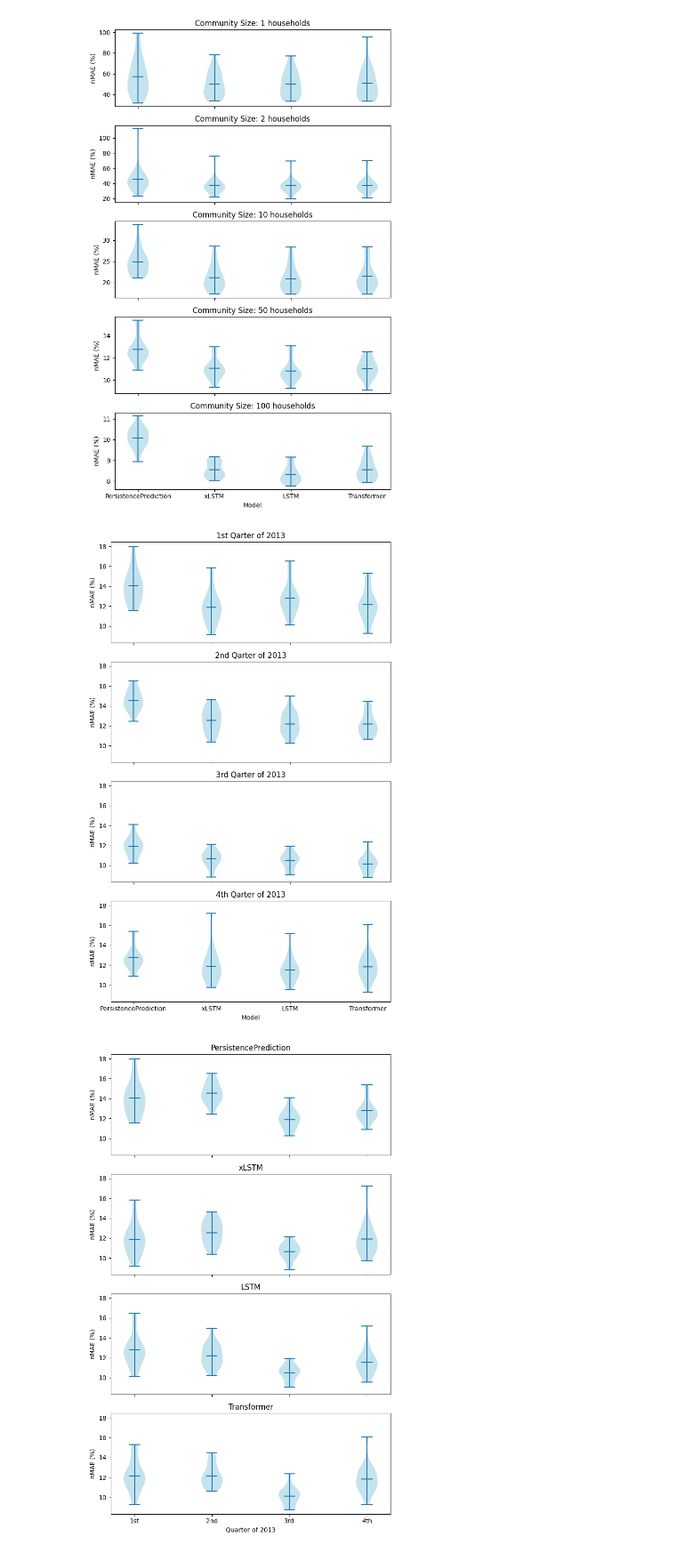
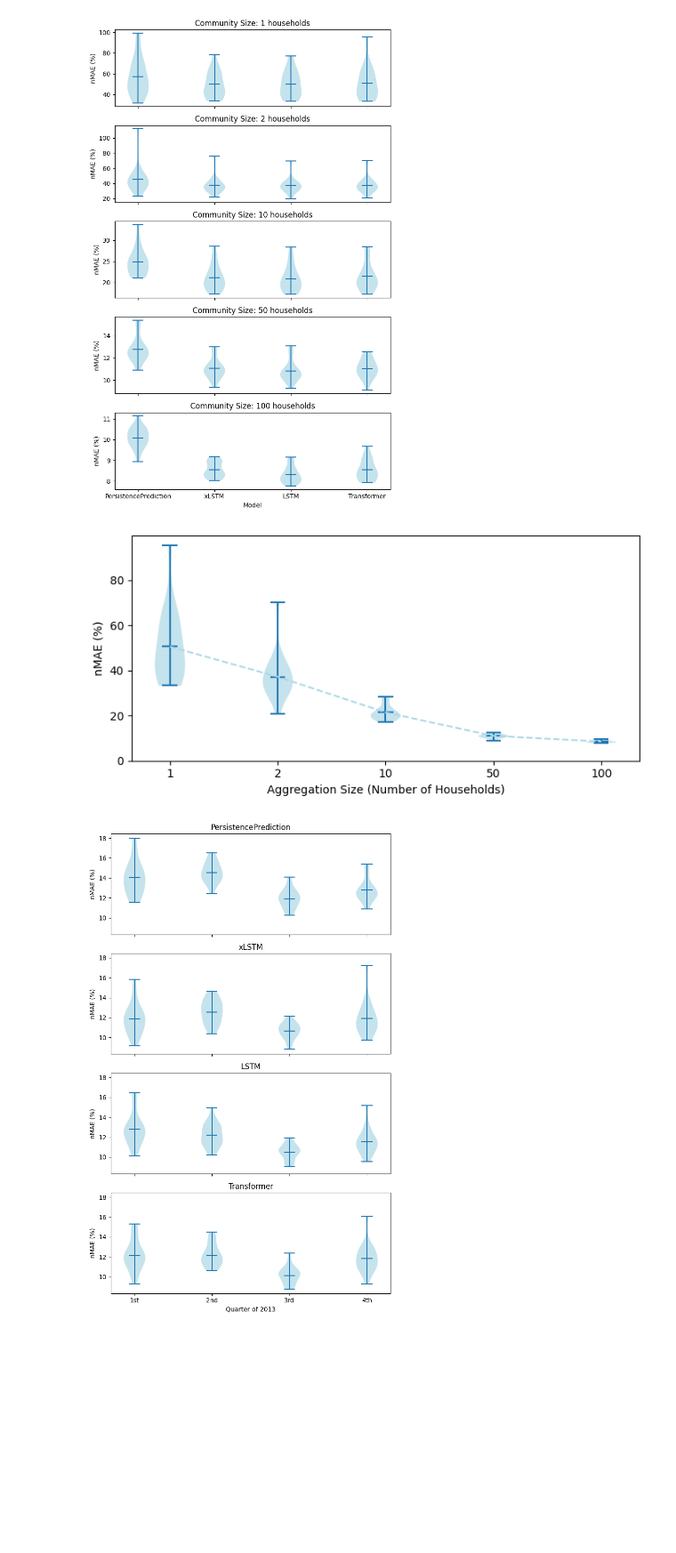
Before and after one commit to erc-fhv/loadforecasting, a Jupyter notebook: scripts/Paper_Illustration.ipynb, the cells around one changed output. Shown at 89% size. Drawn from its saved outputs; the diff is of its cells as text; code cells hidden in the pictures; blank space fills up the shorter version.

```diff
--- a/scripts/Paper_Illustration.ipynb
+++ b/scripts/Paper_Illustration.ipynb
@@ -836,76 +586,72 @@ importlib.reload(ModelTrainer)
 result_dict = utils.Evaluate_Models.print_results('scripts/outputs/all_train_histories.pkl',
                                     print_style = 'pandas_df')
 
-# Define, which configurations to print
-#
 configs = [
+    Config_of_one_run(ModelSize._5k, DoPretraining.YES, DoTransferLearning.YES, Aggregation_Count._1_HOUSEHOLD, NrOfComunities._20,
+            TrainingHistory._12_MONTH, TestSize._3_MONTH, TrainingFuture._0_MONTH, DevSize._2_MONTH, UsedModels.ALL, Epochs.DEFAULT),
+    Config_of_one_run(ModelSize._5k, DoPretraining.YES, DoTransferLearning.YES, Aggregation_Count._2_HOUSEHOLDS, NrOfComunities._20,
+            TrainingHistory._12_MONTH, TestSize._3_MONTH, TrainingFuture._0_MONTH, DevSize._2_MONTH, UsedModels.ALL, Epochs.DEFAULT),
+    Config_of_one_run(ModelSize._5k, DoPretraining.YES, DoTransferLearning.YES, Aggregation_Count._10_HOUSEHOLDS, NrOfComunities._20,
+            TrainingHistory._12_MONTH, TestSize._3_MONTH, TrainingFuture._0_MONTH, DevSize._2_MONTH, UsedModels.ALL, Epochs.DEFAULT),
     Config_of_one_run(ModelSize._5k, DoPretraining.YES, DoTransferLearning.YES, Aggregation_Count._50_HOUSEHOLDS, NrOfComunities._20,
-            TrainingHistory._0_MONTH, TestSize._3_MONTH, TrainingFuture._9_MONTH, DevSize._2_MONTH, UsedModels.ALL, Epochs.DEFAULT),
-    Config_of_one_run(ModelSize._5k, DoPretraining.YES, DoTransferLearning.YES, Aggregation_Count._50_HOUSEHOLDS, NrOfComunities._20,
-            TrainingHistory._3_MONTH, TestSize._3_MONTH, TrainingFuture._6_MONTH, DevSize._2_MONTH, UsedModels.ALL, Epochs.DEFAULT),
-    Config_of_one_run(ModelSize._5k, DoPretraining.YES, DoTransferLearning.YES, Aggregation_Count._50_HOUSEHOLDS, NrOfComunities._20,
-            TrainingHistory._6_MONTH, TestSize._3_MONTH, TrainingFuture._3_MONTH, DevSize._2_MONTH, UsedModels.ALL, Epochs.DEFAULT),
-    Config_of_one_run(ModelSize._5k, DoPretraining.YES, DoTransferLearning.YES, Aggregation_Count._50_HOUSEHOLDS, NrOfComunities._20,
-            TrainingHistory._9_MONTH, TestSize._3_MONTH, TrainingFuture._0_MONTH, DevSize._2_MONTH, UsedModels.ALL, Epochs.DEFAULT),
+            TrainingHistory._12_MONTH, TestSize._3_MONTH, TrainingFuture._0_MONTH, DevSize._2_MONTH, UsedModels.ALL, Epochs.DEFAULT),
+    Config_of_one_run(ModelSize._5k, DoPretraining.YES, DoTransferLearning.YES, Aggregation_Count._100_HOUSEHOLDS, NrOfComunities._20,
+            TrainingHistory._12_MONTH, TestSize._3_MONTH, TrainingFuture._0_MONTH, DevSize._2_MONTH, UsedModels.ALL, Epochs.DEFAULT),
     ]
+
+# Constants and Configuration
 models = ('PersistencePrediction', 'xLSTM', 'LSTM', 'Transformer', )
-tested_quartals = ['1st', '2nd', '3rd', '4th']
+household_sizes = ['1', '2', '10', '50', '100']
 
 # Helper function to retrieve full dataset for each configuration and model
 def get_full_data_list(model, expected_configs, available_configs):
     myList = []
     for expected_config in expected_configs:
         for available_config in available_configs:
             if expected_config == available_config:
                 myList.append(result_dict[available_config][model])
 
     assert len(myList) == len(expected_configs), f"Not all configs found: {len(myList)} != {len(expected_configs)}."
 
     return myList
 
 # Prepare data for each model
 full_data_list = {model: get_full_data_list(model, configs, result_dict) for model in models}
+data = full_data_list['Transformer']
 
-# Transpose data
-data_by_quartal = {}
-for i, quartal in enumerate(tested_quartals):
-    data_by_quartal[quartal] = [full_data_list[model][i] for model in models]
+# Creating subplots for each household size
+fig, ax = plt.subplots(1, 1, figsize=(7, 3.5), sharex=True, sharey=False)
 
-# Creating subplots
-fig, axes = plt.subplots(len(tested_quartals), 1, figsize=(7, 2.8*4), sharex=True, sharey=True)
+# Plot violin plot
+positions = np.array(range(len(household_sizes)))
+violins = ax.violinplot(data, positions=positions, widths=0.28,
+                        showmeans=True, showextrema=True, showmedians=False)
 
-# Plot each quartal's data on a separate subplot
-for idx, (quartal, data) in enumerate(data_by_quartal.items()):
-    ax = axes[idx]
+for pc in violins['bodies']:
+    pc.set_facecolor("lightblue")
+    # pc.set_edgecolor("black")
+    pc.set_alpha(0.7)
 
-    # Plot violin plot
-    positions = np.array(range(len(models)))
-    violins = ax.violinplot(data, positions=positions, widths=0.25,
-                            showmeans=True, showextrema=True, showmedians=False)
+# Connect the means
+data_with_ML_model = np.array(data)
+mean_data_with_ML_model = np.mean(data_with_ML_model, axis=1)
+ax.plot(positions, mean_data_with_ML_model, linestyle='--', marker='', color='lightblue')
 
-    for pc in violins['bodies']:
-        pc.set_facecolor("lightblue")
-        # pc.set_edgecolor("black")
-        pc.set_alpha(0.7)
-
-    # Labels and title
-    ax.set_ylabel('nMAE (%)')
-    ax.set_title(f"{quartal} Qarter of 2013")
-    # ax.text(0.5, 0.9, f"Tested Quartal: {quartal}", transform=ax.transAxes, fontsize=12, ha="center", va="center")
-    ax.set_xticks(positions)
-    ax.set_xticklabels(models)
-    ax.set_axisbelow(True)
-    # ax.grid(True, color="0.9")
-
-    # Set x-axis label for the last plot
-    if idx == len(tested_quartals) - 1:
-        ax.set_xlabel('Model')
-
+# Labels and title
+ax.set_ylabel('nMAE (%)')
+# ax.set_title(f"Transformer Model")
+# ax.text(0.5, 0.9, f"Transformer Model", transform=ax.transAxes, fontsize=12, ha="center", va="center")
+ax.set_xticks(positions)
+ax.set_xticklabels(household_sizes)
+ax.set_axisbelow(True)
+# ax.grid(True, color="0.9")
+ax.set_ylim(0, None)
+ax.set_xlabel('Aggregation Size (Number of Households)')
 plt.tight_layout()
-plt.savefig("scripts/outputs/figs/error_over_tested_quartals2.pdf", format="pdf", bbox_inches="tight", pad_inches=0.1)
+plt.savefig("scripts/outputs/figs/error_over_community_size2.pdf", format="pdf", bbox_inches="tight", pad_inches=0.1)
 plt.show()
 # %% [output]
-[figure, old version]
+[figure, new version]
 # %%
 # Compare with and without transfer learning of the given configurations
 #
```
Also changed, not shown: parts of 4 cells of this notebook, 1 other file.
